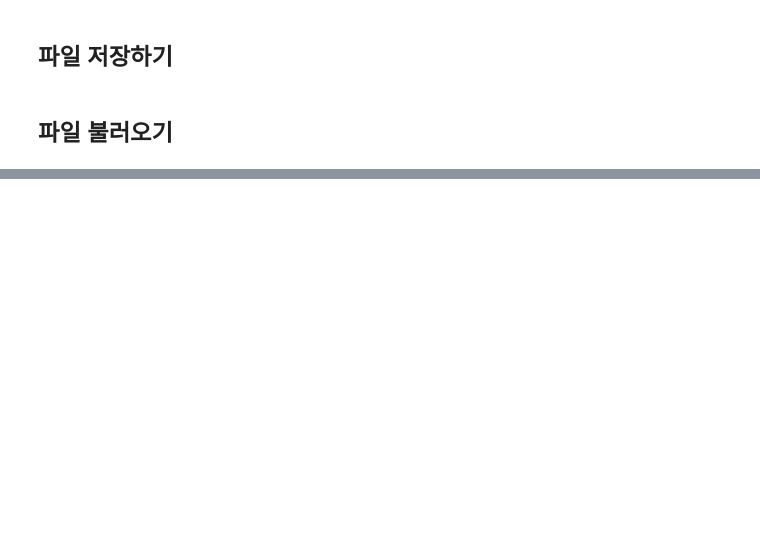
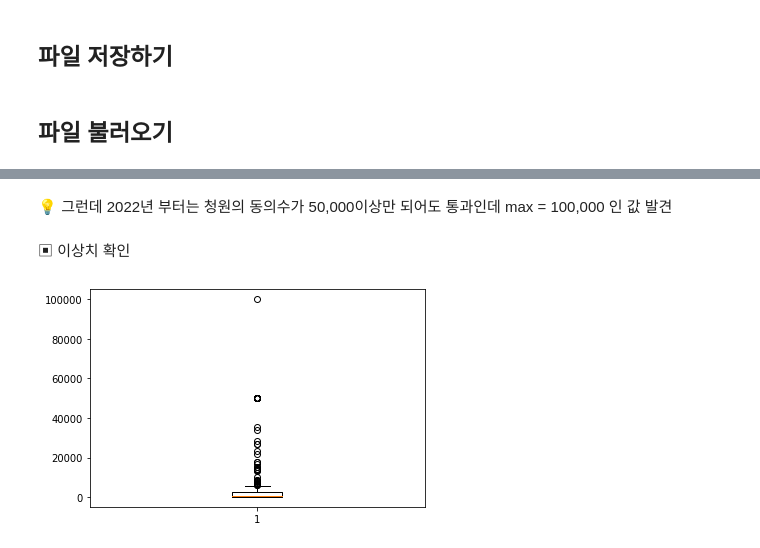
Before and after one commit to Hyun-Ho95/Web1, a Jupyter notebook: Mini_project__국민동의청원_스크래핑_박현호_ipynb.ipynb, the cells around one changed output, grey strips where cells are left out. Saved outputs shown, nothing was run; the diff lists cells and outputs as text; code cells hidden in the pictures; blank space fills up the shorter version.

```diff
--- a/Mini_project__국민동의청원_스크래핑_박현호_ipynb.ipynb
+++ b/Mini_project__국민동의청원_스크래핑_박현호_ipynb.ipynb
@@ -168,0 +196,4 @@ get_one_page(2)
+# %%
+# 마지막 페이지 43 페이지 . 없는 페이지 입력 후 에러 확인하기
+page_no = 100
+get_one_page(page_no)
@@ -173,8 +244,10 @@ import time
 # 경고메시지 제거
 requests.packages.urllib3.disable_warnings(requests.packages.urllib3.exceptions.InsecureRequestWarning)
 
-page_list = []
-for page_no in trange(1,5):
+# 마지막 페이지 찾는 함수에서 43까진 있고 44페이지부터 없다고 나오므로  43페이지까지 수집
+last_page = 43
+petition_page_list = []
+for page_no in trange(1,last_page +1):
     result = get_one_page(page_no)
-    page_list.append(result)
+    petition_page_list.append(result)
     time.sleep(0.01)
@@ -185,4 +254,5 @@ for page_no in trange(1,5):
 # %% [markdown]
 ## 여러페이지 하나로 합치기
 # %%
-df_list = pd.concat(page_list, ignore_index = True)
+df_petit = pd.concat(petition_page_list, ignore_index = True)
+df_petit.shape
@@ -197,0 +388,15 @@ pd.read_csv(file_name)
+# %% [markdown]
+💡 그런데 2022년 부터는 청원의 동의수가 50,000이상만 되어도 통과인데
+max = 100,000 인 값 발견
+# %% [markdown]
+▣ 이상치 확인
+# %%
+# 이상치 확인
+# IQR method
+import matplotlib.pyplot as plt
+
+fig, ax = plt.subplots()
+ax.boxplot(df_petit['청원동의수'])
+plt.show()
+# %% [output]
+[figure, added]
```
Also changed, not shown: parts of 60 cells of this notebook.
